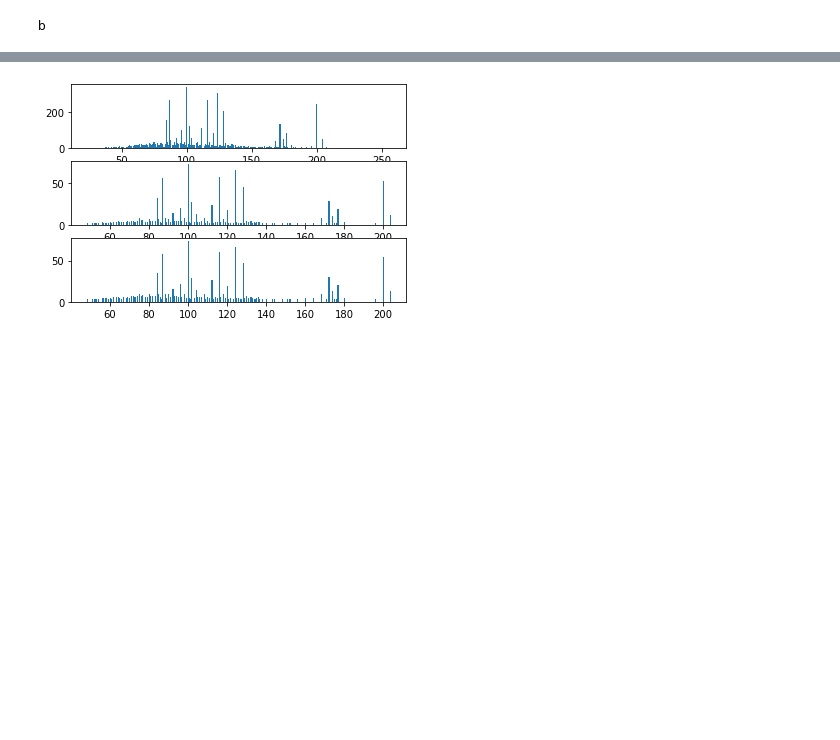
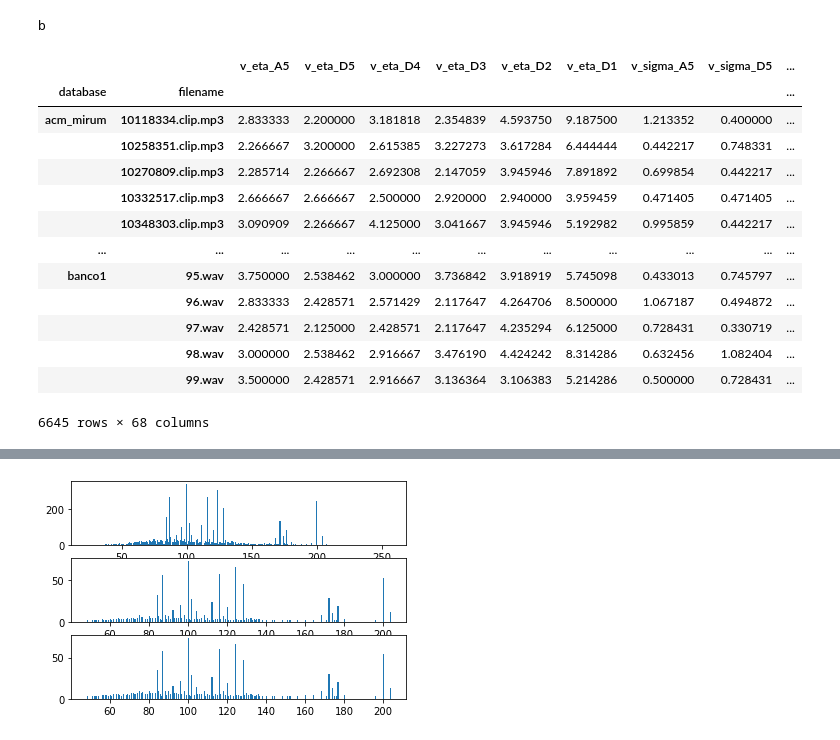
Before and after one commit to GPAD-UFBA/Python_MLP, a Jupyter notebook: Training.ipynb, the cells around one changed output, grey strips where cells are left out. Drawn from its saved outputs; the diff is of its cells as text; code cells hidden in the pictures; blank space fills up the shorter version.

```diff
--- a/Training.ipynb
+++ b/Training.ipynb
@@ -23,4 +23,24 @@ from sklearn.model_selection import cross_val_score
 from sklearn.preprocessing import PolynomialFeatures
 # %% [output]
 b
+# %%
+main_df = pd.read_csv('Banco de Dados/atributos/atributos_main.csv', index_col=0)
+main_df['filepath'] = main_df['database']+'/'+main_df['filename']
+main_df = main_df.set_index(['database', 'filename'])
+main_df
+# %% [output]
+|  |  | v_eta_A5 | v_eta_D5 | v_eta_D4 | v_eta_D3 | v_eta_D2 | v_eta_D1 | v_sigma_A5 | v_sigma_D5 | ... |
+| database | filename |  |  |  |  |  |  |  |  | ... |
+| acm_mirum | 10118334.clip.mp3 | 2.833333 | 2.200000 | 3.181818 | 2.354839 | 4.593750 | 9.187500 | 1.213352 | 0.400000 | ... |
+|  | 10258351.clip.mp3 | 2.266667 | 3.200000 | 2.615385 | 3.227273 | 3.617284 | 6.444444 | 0.442217 | 0.748331 | ... |
+|  | 10270809.clip.mp3 | 2.285714 | 2.266667 | 2.692308 | 2.147059 | 3.945946 | 7.891892 | 0.699854 | 0.442217 | ... |
+|  | 10332517.clip.mp3 | 2.666667 | 2.666667 | 2.500000 | 2.920000 | 2.940000 | 3.959459 | 0.471405 | 0.471405 | ... |
+|  | 10348303.clip.mp3 | 3.090909 | 2.266667 | 4.125000 | 3.041667 | 3.945946 | 5.192982 | 0.995859 | 0.442217 | ... |
+| ... | ... | ... | ... | ... | ... | ... | ... | ... | ... | ... |
+| banco1 | 95.wav | 3.750000 | 2.538462 | 3.000000 | 3.736842 | 3.918919 | 5.745098 | 0.433013 | 0.745797 | ... |
+|  | 96.wav | 2.833333 | 2.428571 | 2.571429 | 2.117647 | 4.264706 | 8.500000 | 1.067187 | 0.494872 | ... |
+|  | 97.wav | 2.428571 | 2.125000 | 2.428571 | 2.117647 | 4.235294 | 6.125000 | 0.728431 | 0.330719 | ... |
+|  | 98.wav | 3.000000 | 2.538462 | 2.916667 | 3.476190 | 4.424242 | 8.314286 | 0.632456 | 1.082404 | ... |
+|  | 99.wav | 3.500000 | 2.428571 | 2.916667 | 3.136364 | 3.106383 | 5.214286 | 0.500000 | 0.728431 | ... |
+6645 rows × 68 columns
 # %%
```
Also changed, not shown: parts of 5 cells of this notebook.
